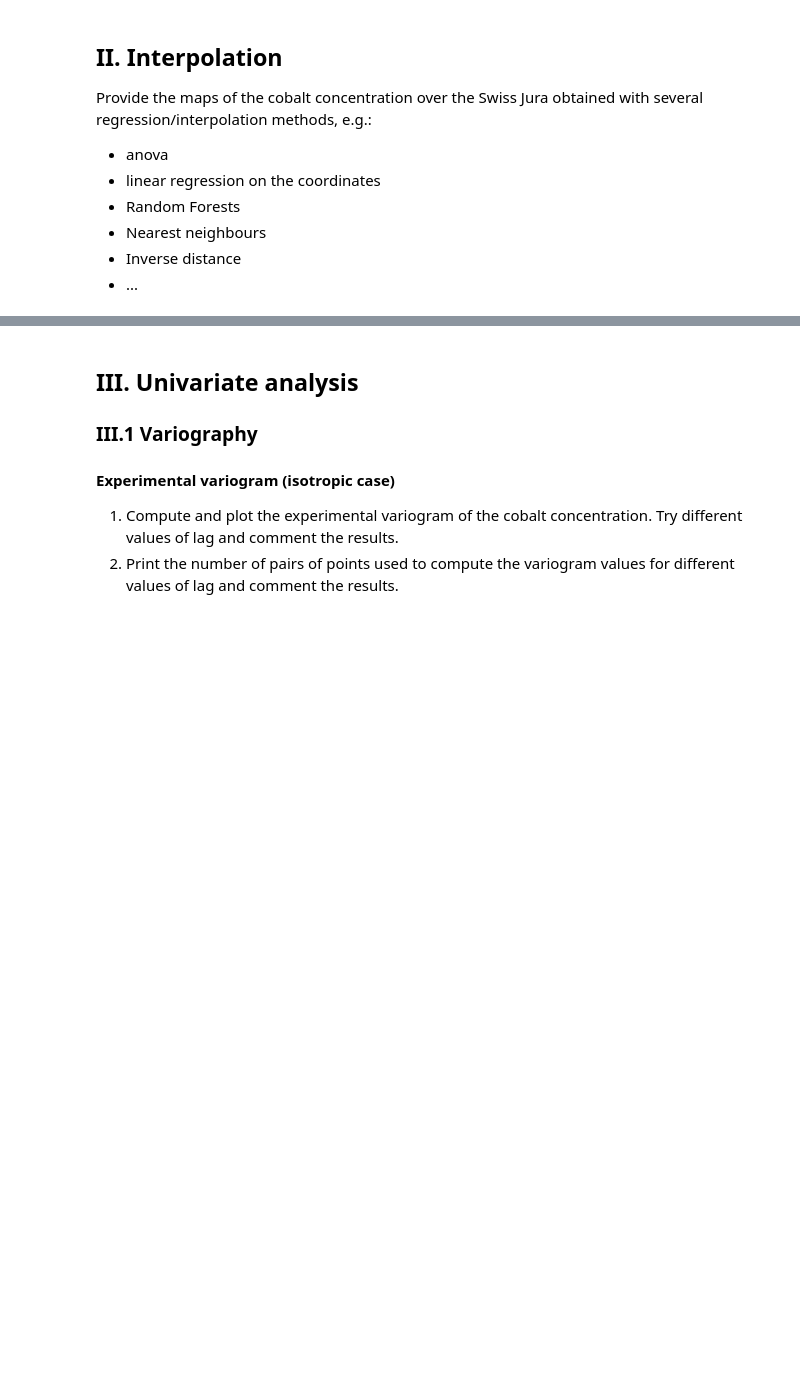
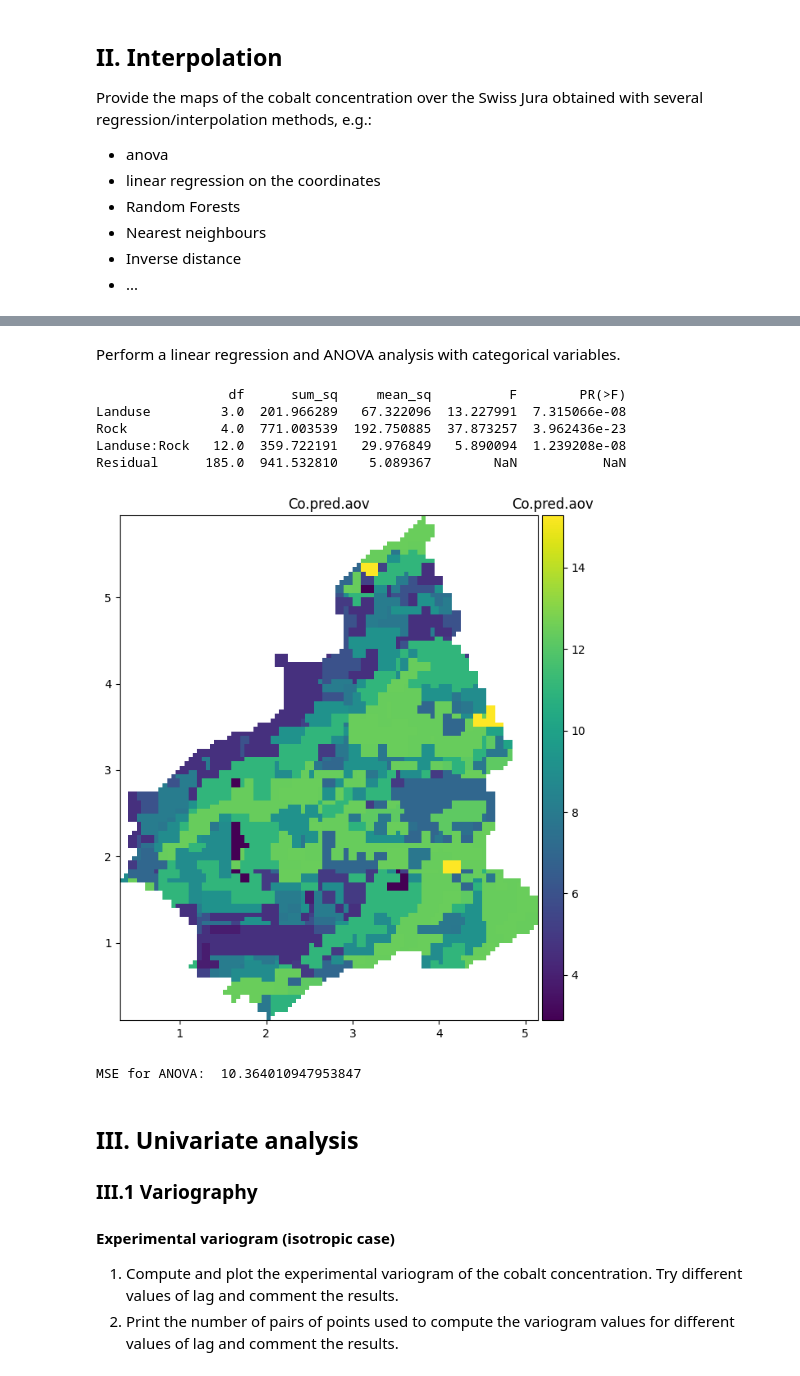
Before and after one commit to mickyrre/geostatistics_athens24, a Jupyter notebook: projet24.ipynb, the cells around one changed output, grey strips where cells are left out. Cells and saved outputs as stored; diff of their text form; code cells hidden in the pictures; blank space fills up the shorter version.

Commit message:
add basic statistics intrepreation and anova analysis

```diff
--- a/projet24.ipynb
+++ b/projet24.ipynb
@@ -229,0 +302,7 @@ Provide the maps of the cobalt concentration over the Swiss Jura obtained with s
+# %%
+# Load Prediction grid
+grid = pd.read_csv("jura/jura_grid.csv")
+
+# validation set
+jura_val=pd.read_csv("jura/jura_val_loc.csv")
+jura_val = jura_val.drop(columns=["seq(1:100)"])
@@ -229,0 +311,16 @@ Provide the maps of the cobalt concentration over the Swiss Jura obtained with s
+# %%
+np.random.seed(0)
+ntot = jura_all.shape[0]
+ntrain = 200
+nval = ntot - ntrain
+
+indtrain = np.random.choice(ntot,ntrain).astype(int)
+indval = np.setdiff1d(np.arange(ntot),indtrain)
+
+jura =jura_all.loc[indtrain,:]
+
+#val contains the values to predict. For the project, these values will be on Kaggle
+#(for other locations) and you won't know them
+#You will have the locations and covariables at the unknown locations by the following command :
+val_loc =jura_all.loc[indval,['Xloc','Yloc','Landuse','Rock']]
+val=jura_all.loc[indval,['Co']]
@@ -229,0 +390,27 @@ Provide the maps of the cobalt concentration over the Swiss Jura obtained with s
+# %% [markdown]
+Perform a linear regression and ANOVA analysis with categorical variables.
+# %%
+from statsmodels.formula.api import ols
+from statsmodels.api import stats
+# Fit the regression model
+model_aov = ols(formula='Co ~  Landuse + Rock + Landuse * Rock', data=jura).fit()
+# Perform anova analysis
+anova_table = stats.anova_lm(model_aov)
+# Prediction on the grid
+res_aov=model_aov.predict(grid)
+print(anova_table)
+# %% [output]
+                 df      sum_sq     mean_sq          F        PR(>F)
+Landuse         3.0  201.966289   67.322096  13.227991  7.315066e-08
+Rock            4.0  771.003539  192.750885  37.873257  3.962436e-23
+Landuse:Rock   12.0  359.722191   29.976849   5.890094  1.239208e-08
+Residual      185.0  941.532810    5.089367        NaN           NaN
+# %%
+## Plot results
+res_name="Co.pred.aov"
+grid_plt=add_variable(res_aov,db_grid_pts,db_grid,res_name)
+fig,ax = gp.initGeographic()
+ax.raster(grid_plt,name=res_name, flagLegend=True)
+fig.show()
+# %% [output]
+[figure, added]
@@ -230,3 +420,8 @@ Provide the maps of the cobalt concentration over the Swiss Jura obtained with s
+# %%
+#Compute score
+print("MSE for ANOVA: ",np.mean((res_aov_val-val['Co'])**2))
+# %% [output]
+MSE for ANOVA:  10.364010947953847
 # %% [markdown]
 ## III. Univariate analysis
 
```
Also changed, not shown: parts of 23 cells of this notebook, 2 other files.
